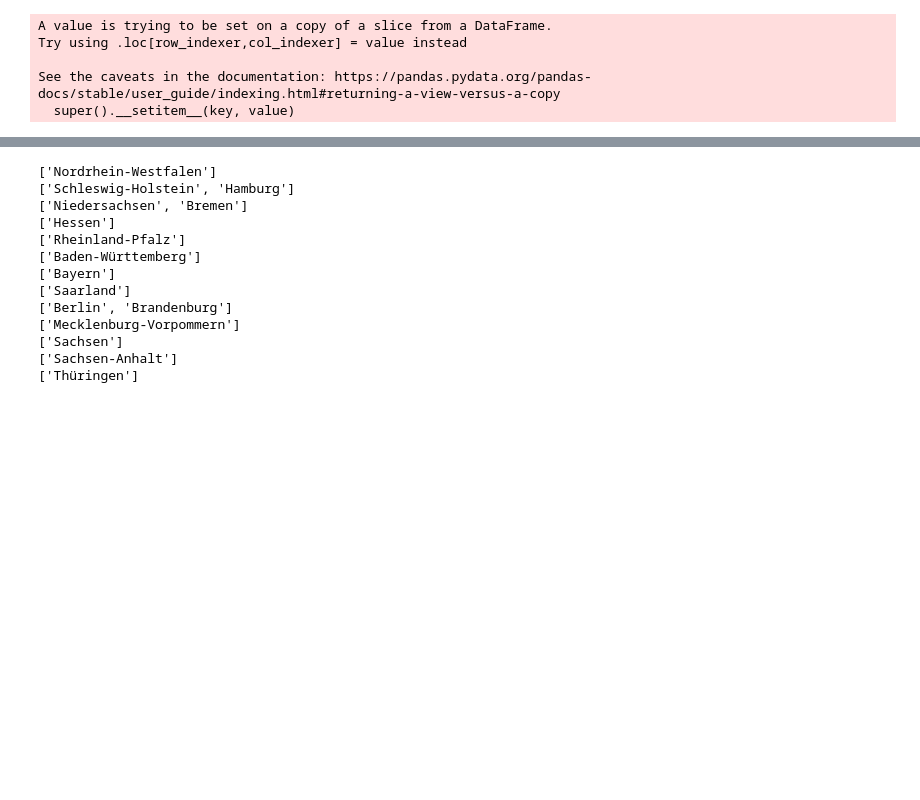
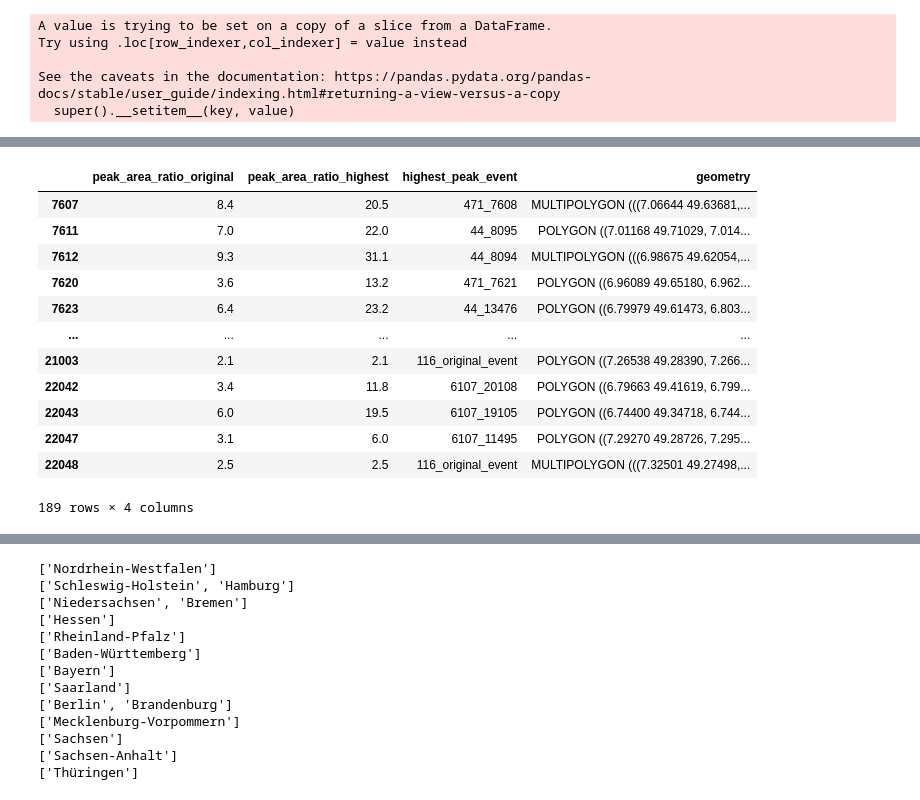
Before and after one commit to heistermann/counterfactual, a Jupyter notebook: index.ipynb, the cells around one changed output, grey strips where cells are left out. Drawn from its saved outputs; the diff is of its cells as text; code cells hidden in the pictures; blank space fills up the shorter version.

```diff
--- a/index.ipynb
+++ b/index.ipynb
@@ -44,0 +61,16 @@ clipdefs = {"nrw": ["Nordrhein-Westfalen"],
+# %%
+test
+# %% [output]
+|  | peak_area_ratio_original | peak_area_ratio_highest | highest_peak_event | geometry |
+| 7607 | 8.4 | 20.5 | 471_7608 | MULTIPOLYGON (((7.06644 49.63681,... |
+| 7611 | 7.0 | 22.0 | 44_8095 | POLYGON ((7.01168 49.71029, 7.014... |
+| 7612 | 9.3 | 31.1 | 44_8094 | MULTIPOLYGON (((6.98675 49.62054,... |
+| 7620 | 3.6 | 13.2 | 471_7621 | POLYGON ((6.96089 49.65180, 6.962... |
+| 7623 | 6.4 | 23.2 | 44_13476 | POLYGON ((6.79979 49.61473, 6.803... |
+| ... | ... | ... | ... | ... |
+| 21003 | 2.1 | 2.1 | 116_original_event | POLYGON ((7.26538 49.28390, 7.266... |
+| 22042 | 3.4 | 11.8 | 6107_20108 | POLYGON ((6.79663 49.41619, 6.799... |
+| 22043 | 6.0 | 19.5 | 6107_19105 | POLYGON ((6.74400 49.34718, 6.744... |
+| 22047 | 3.1 | 6.0 | 6107_11495 | POLYGON ((7.29270 49.28726, 7.295... |
+| 22048 | 2.5 | 2.5 | 116_original_event | MULTIPOLYGON (((7.32501 49.27498,... |
+189 rows × 4 columns
```
Also changed, not shown: parts of 22 cells of this notebook, 16 other files.
